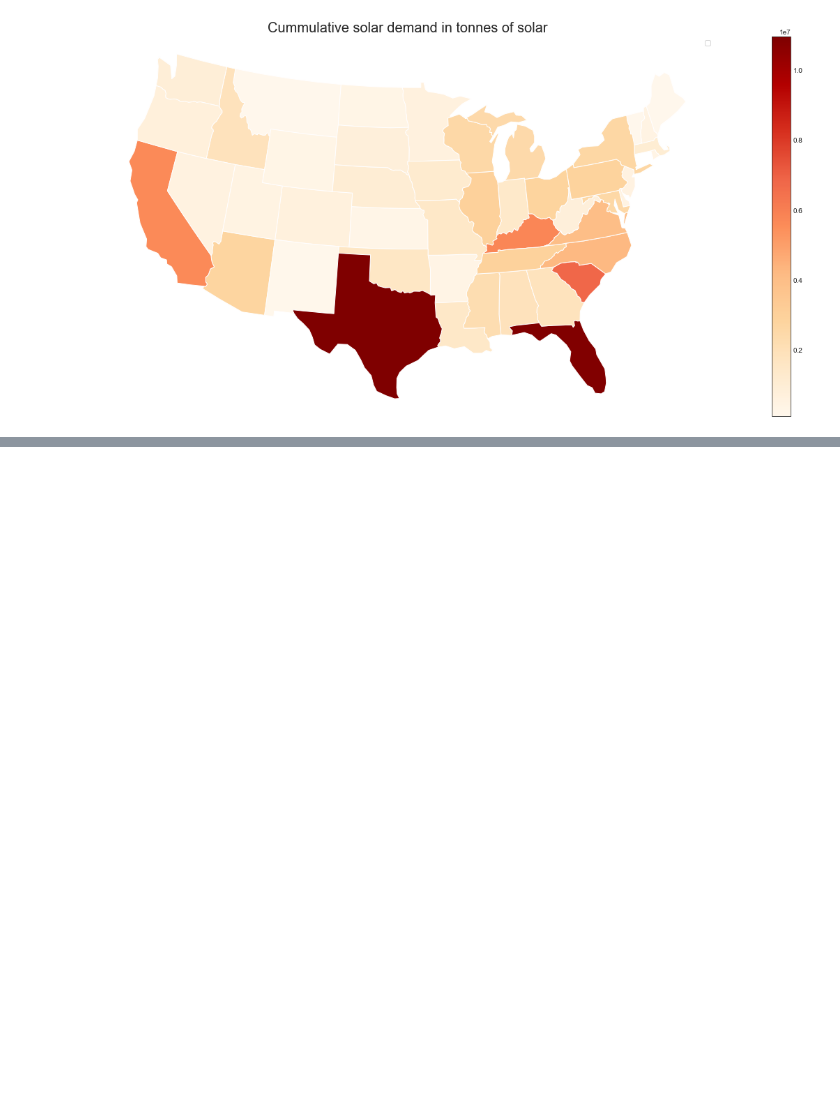
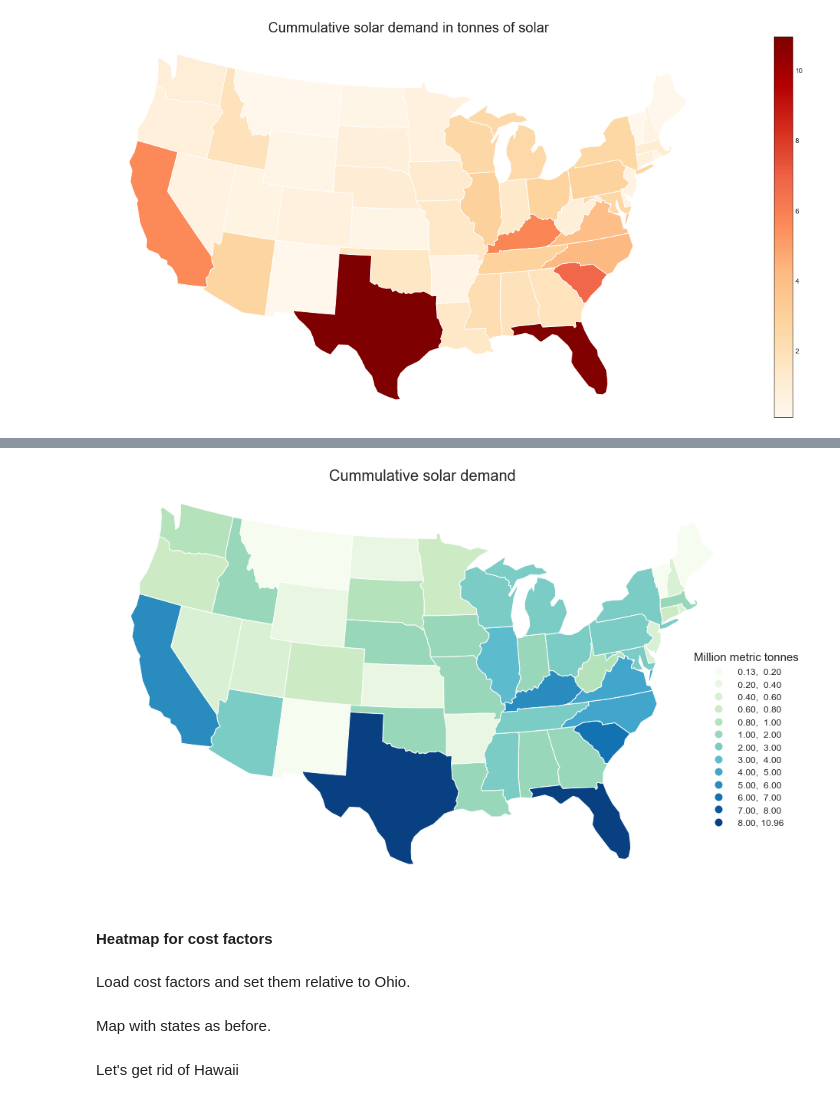
Before and after one commit to macmribo/RICE, a Jupyter notebook: 3_RELOG_simulation/manuscript_figure_generation/results.ipynb, the cells around one changed output, grey strips where cells are left out. Cells and saved outputs as stored; diff of their text form; code cells hidden in the pictures; blank space fills up the shorter version.

```diff
--- a/3_RELOG_simulation/manuscript_figure_generation/results.ipynb
+++ b/3_RELOG_simulation/manuscript_figure_generation/results.ipynb
@@ -731,0 +707,22 @@ ax.set_axis_off()
+# %%
+fig, ax = plt.subplots(figsize=(15,10))
+usa.plot(ax=ax,column="values_mmt", scheme="User_Defined",classification_kwds=dict(bins=[0.2, 0.4, 0.6, 0.8, 1, 2, 3, 4, 5, 6, 7, 8]), cmap="GnBu", edgecolor="white", legend=True,
+    legend_kwds={'loc':'upper right',
+                        'bbox_to_anchor':(1.1, 0.6),
+                        'markerscale':1,
+                        'title_fontsize':15,
+                        'fontsize':12,
+                        'frameon':False,
+                        'title': 'Million metric tonnes'},
+)
+ax.set_title('Cummulative solar demand', fontsize=20)
+
+ax.set_axis_off()
+fig.savefig(os.path.join(cwd, "cummulative_solar_bins.png"), dpi=300, transparent=True);
+fig.savefig(os.path.join(cwd, f"cummulative_solar_bins.pdf"), dpi=300);
+# %% [output]
+[figure, added]
+# %% [markdown]
+#### Heatmap for cost factors
+# %% [markdown]
+Load cost factors and set them relative to Ohio.
@@ -731,0 +737,2 @@ ax.set_axis_off()
+# %% [markdown]
+Map with states as before.
@@ -731,0 +745,2 @@ ax.set_axis_off()
+# %% [markdown]
+Let's get rid of Hawaii
```
Also changed, not shown: parts of 16 cells of this notebook, 8 other files.
